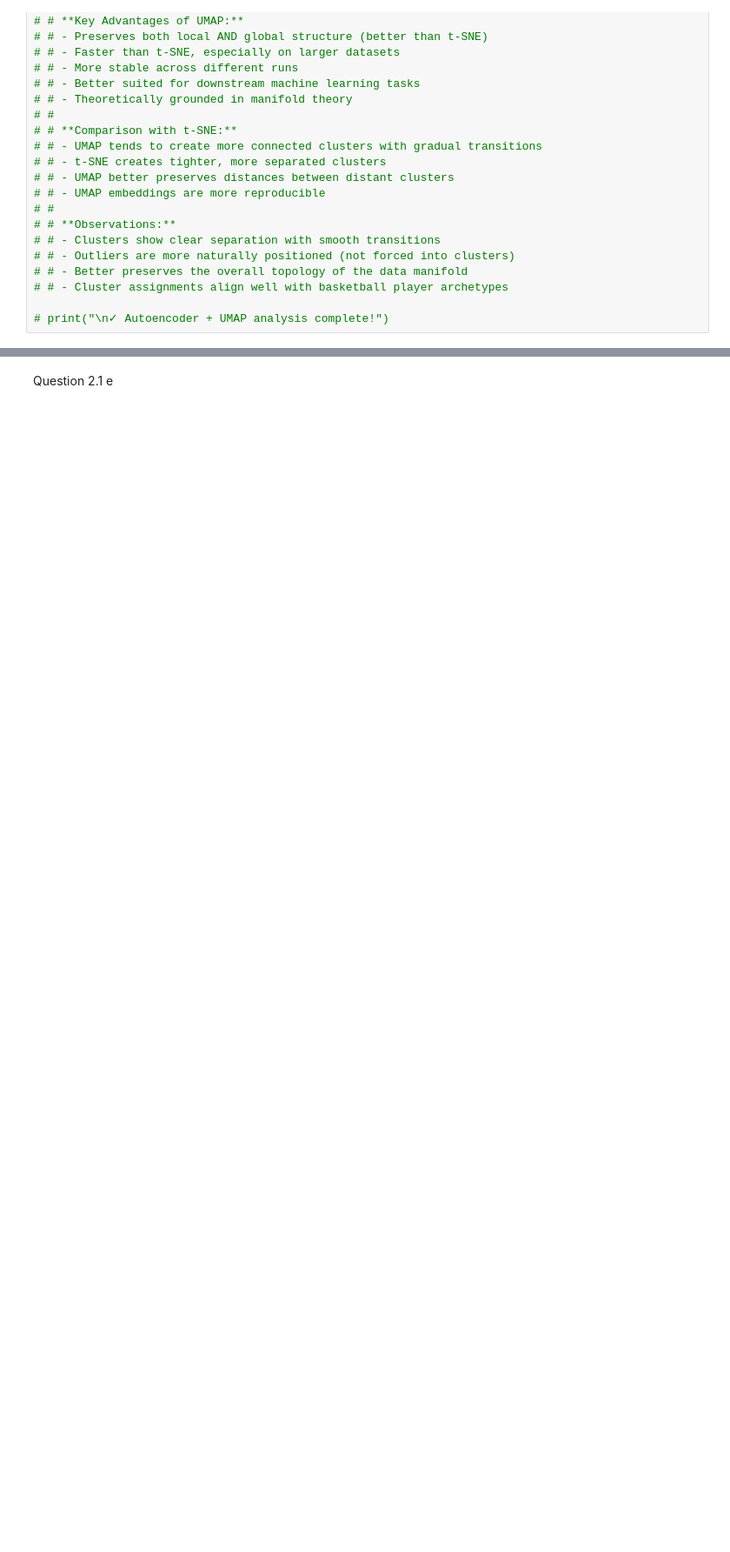
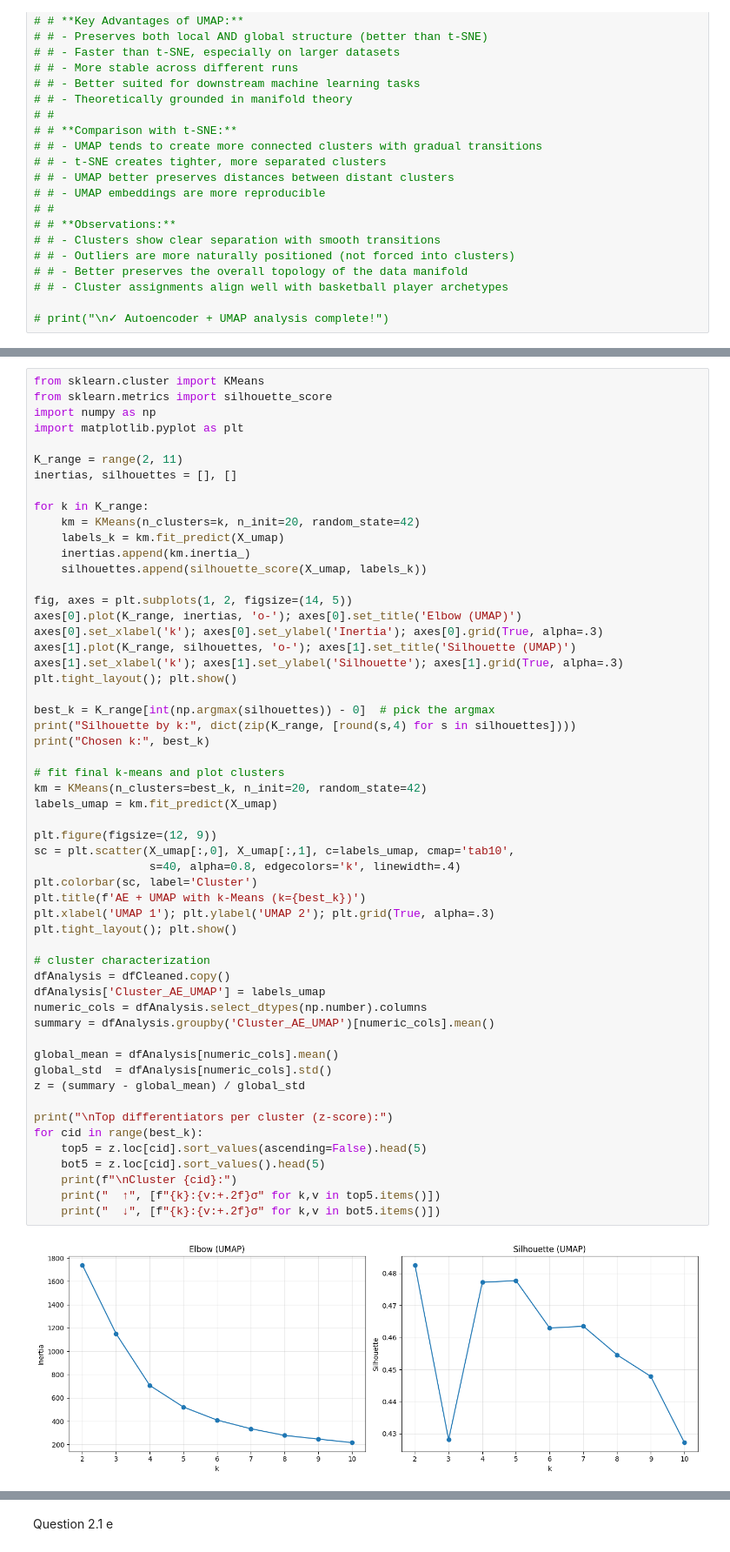
Before and after one commit to jamesofcode/nba-dimensionality-reduction, a Jupyter notebook: assignment2.ipynb, the cells around one changed output, grey strips where cells are left out. Shown at 87% size. Cells and saved outputs as stored; diff of their text form; blank space fills up the shorter version.

```diff
--- a/assignment2.ipynb
+++ b/assignment2.ipynb
@@ -1367,0 +1486,57 @@ Question 2.2 d
+# %%
+from sklearn.cluster import KMeans
+from sklearn.metrics import silhouette_score
+import numpy as np
+import matplotlib.pyplot as plt
+
+K_range = range(2, 11)
+inertias, silhouettes = [], []
+
+for k in K_range:
+    km = KMeans(n_clusters=k, n_init=20, random_state=42)
+    labels_k = km.fit_predict(X_umap)
+    inertias.append(km.inertia_)
+    silhouettes.append(silhouette_score(X_umap, labels_k))
+
+fig, axes = plt.subplots(1, 2, figsize=(14, 5))
+axes[0].plot(K_range, inertias, 'o-'); axes[0].set_title('Elbow (UMAP)')
+axes[0].set_xlabel('k'); axes[0].set_ylabel('Inertia'); axes[0].grid(True, alpha=.3)
+axes[1].plot(K_range, silhouettes, 'o-'); axes[1].set_title('Silhouette (UMAP)')
+axes[1].set_xlabel('k'); axes[1].set_ylabel('Silhouette'); axes[1].grid(True, alpha=.3)
+plt.tight_layout(); plt.show()
+
+best_k = K_range[int(np.argmax(silhouettes)) - 0]  # pick the argmax
+print("Silhouette by k:", dict(zip(K_range, [round(s,4) for s in silhouettes])))
+print("Chosen k:", best_k)
+
+# fit final k-means and plot clusters
+km = KMeans(n_clusters=best_k, n_init=20, random_state=42)
+labels_umap = km.fit_predict(X_umap)
+
+plt.figure(figsize=(12, 9))
+sc = plt.scatter(X_umap[:,0], X_umap[:,1], c=labels_umap, cmap='tab10',
+                 s=40, alpha=0.8, edgecolors='k', linewidth=.4)
+plt.colorbar(sc, label='Cluster')
+plt.title(f'AE + UMAP with k-Means (k={best_k})')
+plt.xlabel('UMAP 1'); plt.ylabel('UMAP 2'); plt.grid(True, alpha=.3)
+plt.tight_layout(); plt.show()
+
+# cluster characterization
+dfAnalysis = dfCleaned.copy()
+dfAnalysis['Cluster_AE_UMAP'] = labels_umap
+numeric_cols = dfAnalysis.select_dtypes(np.number).columns
+summary = dfAnalysis.groupby('Cluster_AE_UMAP')[numeric_cols].mean()
+
+global_mean = dfAnalysis[numeric_cols].mean()
+global_std  = dfAnalysis[numeric_cols].std()
+z = (summary - global_mean) / global_std
+
+print("\nTop differentiators per cluster (z-score):")
+for cid in range(best_k):
+    top5 = z.loc[cid].sort_values(ascending=False).head(5)
+    bot5 = z.loc[cid].sort_values().head(5)
+    print(f"\nCluster {cid}:")
+    print("  ↑", [f"{k}:{v:+.2f}σ" for k,v in top5.items()])
+    print("  ↓", [f"{k}:{v:+.2f}σ" for k,v in bot5.items()])
+# %% [output]
+[figure, added]
```
Also changed, not shown: parts of 21 cells of this notebook.
